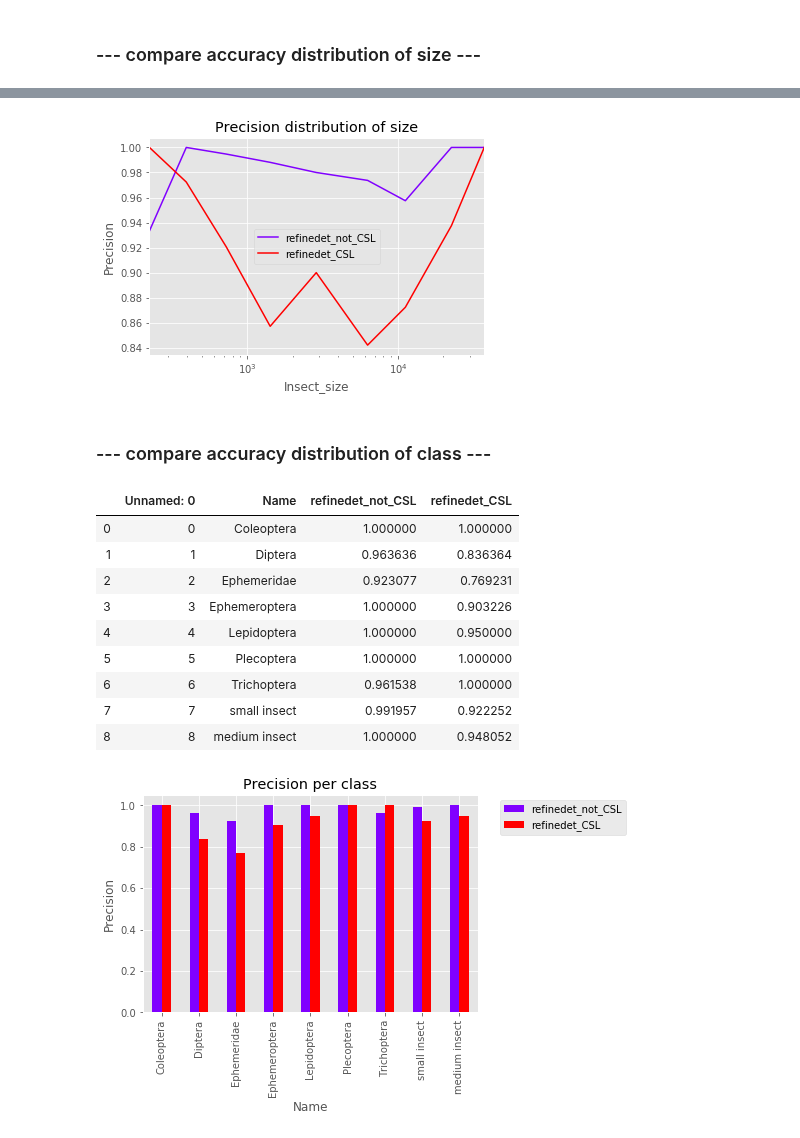
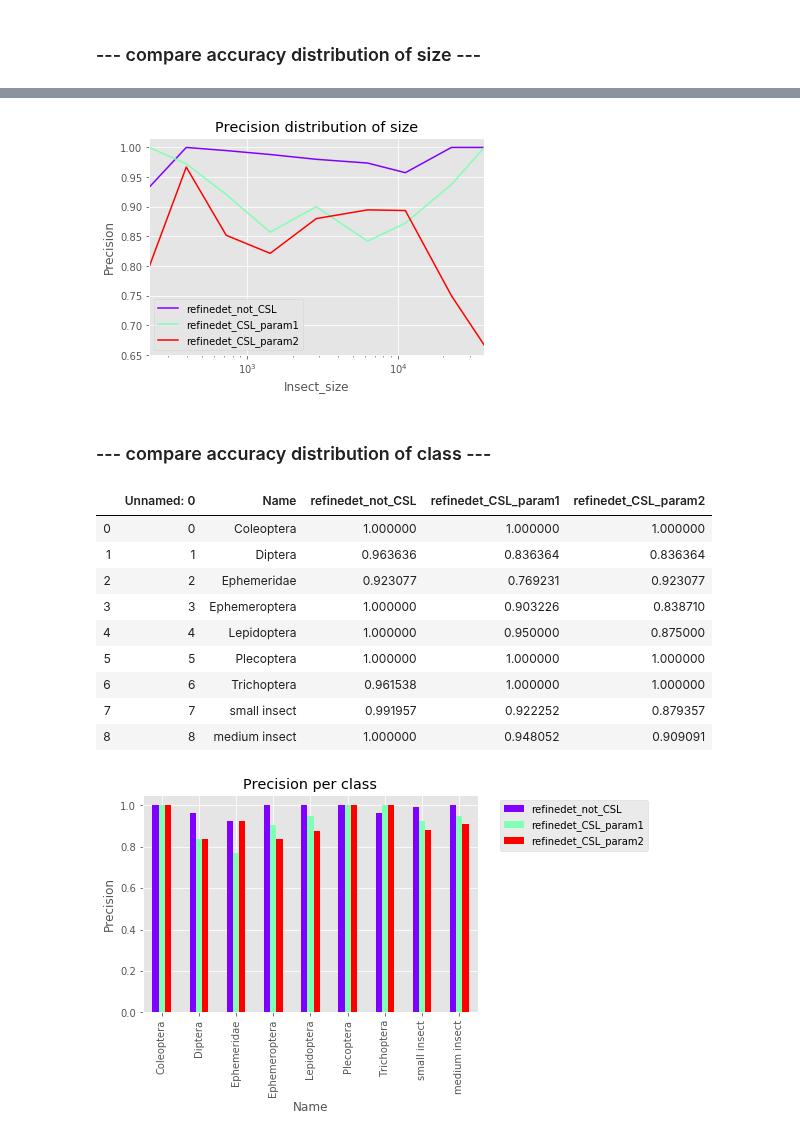
Before and after one commit to keiiti975/Insect_Phenology_Detector, a Jupyter notebook: result/detection/compare_CSL/compare_CSL.ipynb, the cells around one changed output, grey strips where cells are left out. Drawn from its saved outputs; the diff is of its cells as text; code cells hidden in the pictures.

```diff
--- a/result/detection/compare_CSL/compare_CSL.ipynb
+++ b/result/detection/compare_CSL/compare_CSL.ipynb
@@ -30,36 +32,38 @@ all_df
 # %%
-all_df.plot(x="Insect_size", y=["refinedet_not_CSL", "refinedet_CSL"], logx=True, legend=True, cmap="rainbow")
+all_df.plot(x="Insect_size", y=["refinedet_not_CSL", "refinedet_CSL_param1", "refinedet_CSL_param2"], logx=True, legend=True, cmap="rainbow")
 plt.ylabel("Precision")
 plt.title("Precision distribution of size")
 plt.savefig("/home/tanida/workspace/Insect_Phenology_Detector/result/detection/compare_CSL/compare_precision_distrib_of_size.png", bbox_inches="tight")
 # %% [output]
-[figure, old version]
+[figure, new version]
 # %% [markdown]
 ### --- compare accuracy distribution of class ---
 # %%
 refinedet_not_CSL = pd.read_csv('/home/tanida/workspace/Insect_Phenology_Detector/figure/detection/RefineDet/crop_b2_2_4_8_16_32_im512/accuracy_distribution_of_class.csv')
-refinedet_CSL = pd.read_csv('/home/tanida/workspace/Insect_Phenology_Detector/figure/detection/RefineDet/crop_b2_2_4_8_16_32_im512_CSL/each_class_df.csv')
+refinedet_CSL_param1 = pd.read_csv('/home/tanida/workspace/Insect_Phenology_Detector/figure/detection/RefineDet/crop_b2_2_4_8_16_32_im512_CSL_param1/each_class_df.csv')
+refinedet_CSL_param2 = pd.read_csv('/home/tanida/workspace/Insect_Phenology_Detector/figure/detection/RefineDet/crop_b2_2_4_8_16_32_im512_CSL_param2/each_class_df.csv')
 # %%
 all_df = refinedet_not_CSL
 all_df = all_df.rename(columns={'Precision_per_class': 'refinedet_not_CSL'})
-all_df = all_df.assign(refinedet_CSL=refinedet_CSL["Precision_per_class"])
+all_df = all_df.assign(refinedet_CSL_param1=refinedet_CSL_param1["Precision_per_class"])
+all_df = all_df.assign(refinedet_CSL_param2=refinedet_CSL_param2["Precision_per_class"])
 all_df
 # %% [output]
-|  | Unnamed: 0 | Name | refinedet_not_CSL | refinedet_CSL |
-| 0 | 0 | Coleoptera | 1.000000 | 1.000000 |
-| 1 | 1 | Diptera | 0.963636 | 0.836364 |
-| 2 | 2 | Ephemeridae | 0.923077 | 0.769231 |
-| 3 | 3 | Ephemeroptera | 1.000000 | 0.903226 |
-| 4 | 4 | Lepidoptera | 1.000000 | 0.950000 |
-| 5 | 5 | Plecoptera | 1.000000 | 1.000000 |
-| 6 | 6 | Trichoptera | 0.961538 | 1.000000 |
-| 7 | 7 | small insect | 0.991957 | 0.922252 |
-| 8 | 8 | medium insect | 1.000000 | 0.948052 |
+|  | Unnamed: 0 | Name | refinedet_not_CSL | refinedet_CSL_param1 | refinedet_CSL_param2 |
+| 0 | 0 | Coleoptera | 1.000000 | 1.000000 | 1.000000 |
+| 1 | 1 | Diptera | 0.963636 | 0.836364 | 0.836364 |
+| 2 | 2 | Ephemeridae | 0.923077 | 0.769231 | 0.923077 |
+| 3 | 3 | Ephemeroptera | 1.000000 | 0.903226 | 0.838710 |
+| 4 | 4 | Lepidoptera | 1.000000 | 0.950000 | 0.875000 |
+| 5 | 5 | Plecoptera | 1.000000 | 1.000000 | 1.000000 |
+| 6 | 6 | Trichoptera | 0.961538 | 1.000000 | 1.000000 |
+| 7 | 7 | small insect | 0.991957 | 0.922252 | 0.879357 |
+| 8 | 8 | medium insect | 1.000000 | 0.948052 | 0.909091 |
 # %%
-all_df.plot(kind="bar", x="Name", y=["refinedet_not_CSL", "refinedet_CSL"], cmap="rainbow")
+all_df.plot(kind="bar", x="Name", y=["refinedet_not_CSL", "refinedet_CSL_param1", "refinedet_CSL_param2"], cmap="rainbow")
 plt.legend(bbox_to_anchor=(1.05, 1), loc='upper left')
 plt.ylabel("Precision")
 plt.title("Precision per class")
 plt.savefig("/home/tanida/workspace/Insect_Phenology_Detector/result/detection/compare_CSL/compare_precision_per_class.png", bbox_inches="tight")
 # %% [output]
-[figure, old version]
+[figure, new version]
```
Also changed, not shown: parts of 2 cells of this notebook, 16 other files.
